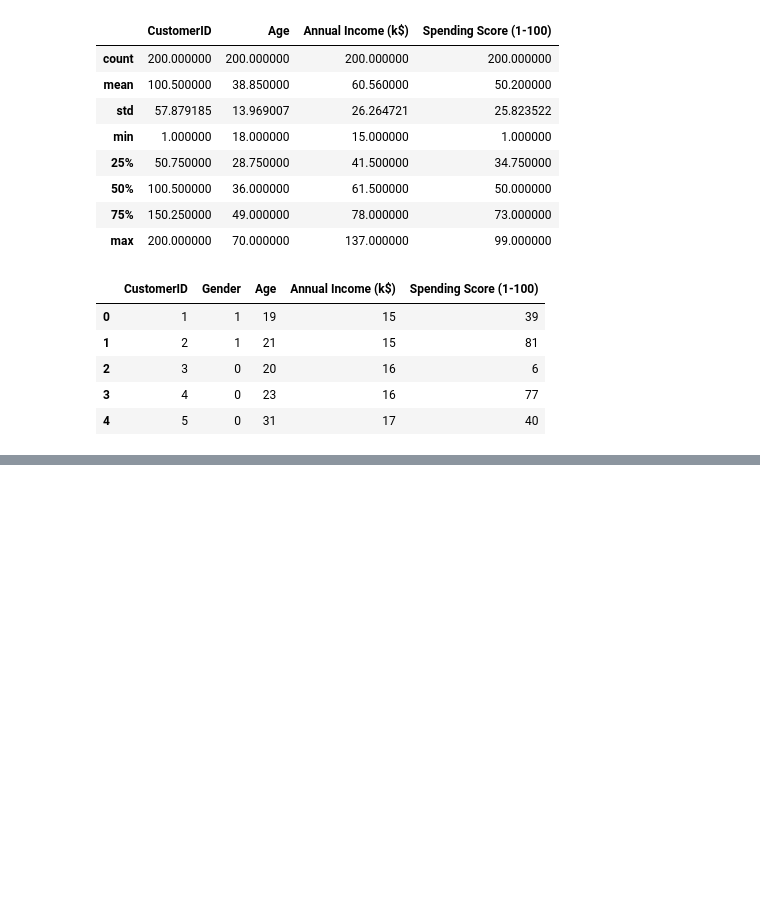
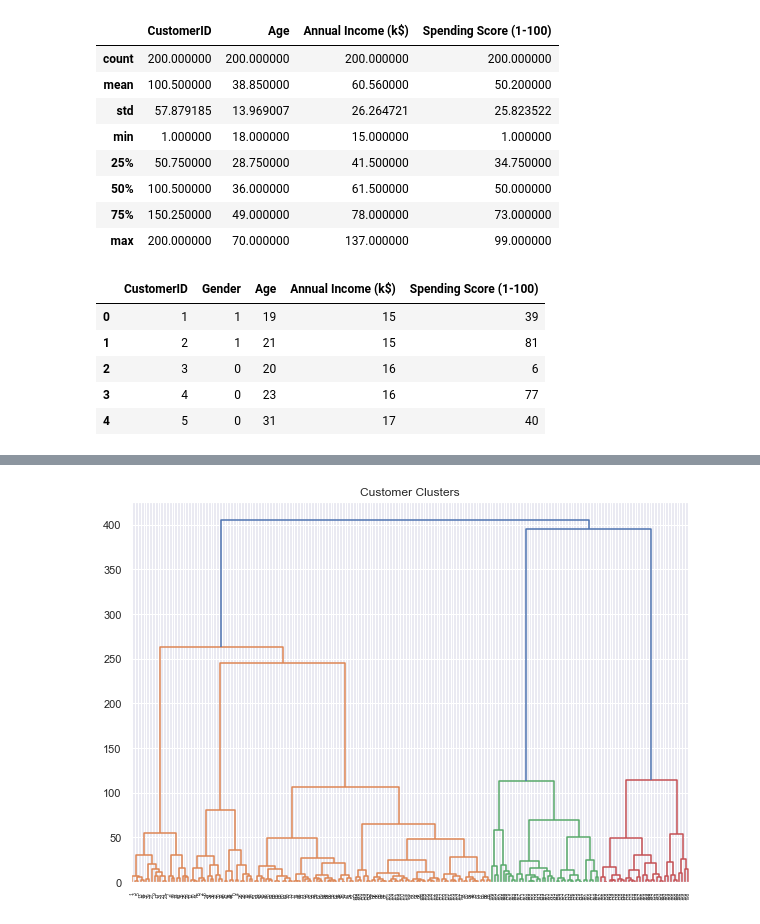
Before and after one commit to Pinkie2849/Customer_Marketing_Clustering, a Jupyter notebook: Customer_Marketing_Analysis.ipynb, the cells around one changed output, grey strips where cells are left out. Cells and saved outputs as stored; diff of their text form; code cells hidden in the pictures; blank space fills up the shorter version.

```diff
--- a/Customer_Marketing_Analysis.ipynb
+++ b/Customer_Marketing_Analysis.ipynb
@@ -177,0 +192,9 @@ plt.show()
+# %%
+import scipy.cluster.hierarchy as shc
+from scipy.cluster.hierarchy import dendrogram, linkage
+
+plt.figure(figsize=(10, 7))
+plt.title("Customer Clusters")
+cd = dendrogram(linkage(X, method='ward'))
+# %% [output]
+[figure, added]
```
Also changed, not shown: parts of 34 cells of this notebook, 1 other file.
